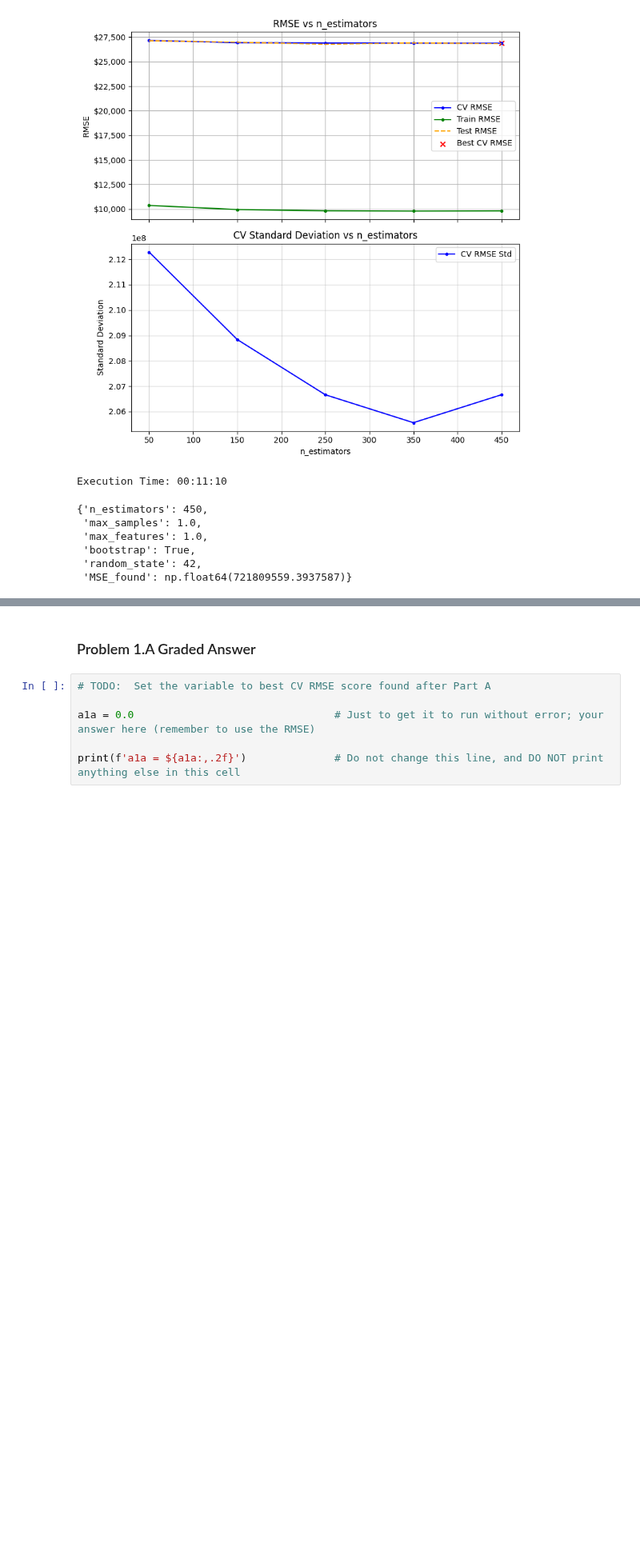
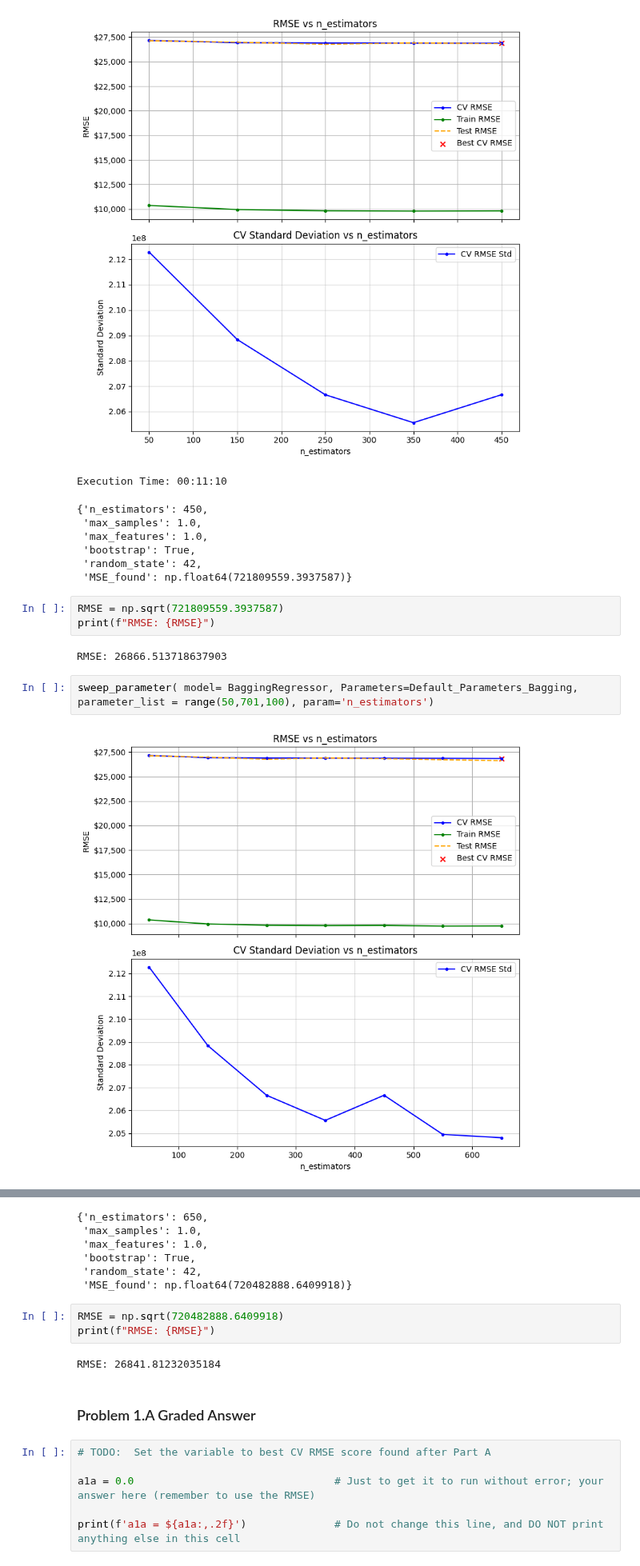
Before and after one commit to waysnyder/Module-3-Assignments, a Jupyter notebook: Homework_07.ipynb, the cells around one changed output, grey strips where cells are left out. Shown at 80% size. Drawn from its saved outputs; the diff is of its cells as text; blank space fills up the shorter version.

```diff
--- a/Homework_07.ipynb
+++ b/Homework_07.ipynb
@@ -355,3 +355,12 @@ Execution Time: 00:11:10
  'bootstrap': True,
  'random_state': 42,
  'MSE_found': np.float64(721809559.3937587)}
+# %%
+RMSE = np.sqrt(721809559.3937587)
+print(f"RMSE: {RMSE}")
+# %% [output]
+RMSE: 26866.513718637903
+# %%
+sweep_parameter( model= BaggingRegressor, Parameters=Default_Parameters_Bagging, parameter_list = range(50,701,100), param='n_estimators')
+# %% [output]
+[figure, added]
@@ -358,3 +368,14 @@ Execution Time: 00:11:10
+{'n_estimators': 650,
+ 'max_samples': 1.0,
+ 'max_features': 1.0,
+ 'bootstrap': True,
+ 'random_state': 42,
+ 'MSE_found': np.float64(720482888.6409918)}
+# %%
+RMSE = np.sqrt(720482888.6409918)
+print(f"RMSE: {RMSE}")
+# %% [output]
+RMSE: 26841.81232035184
 # %% [markdown]
 ### Problem 1.A Graded Answer
 # %%
```
Also changed, not shown: parts of 1 cell of this notebook.
